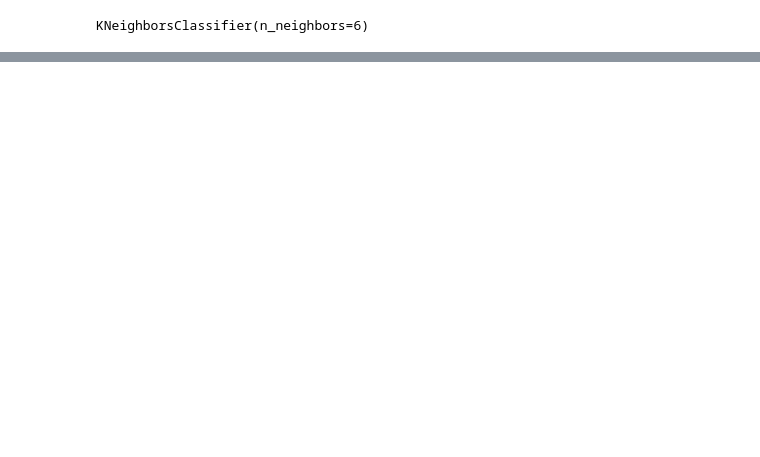
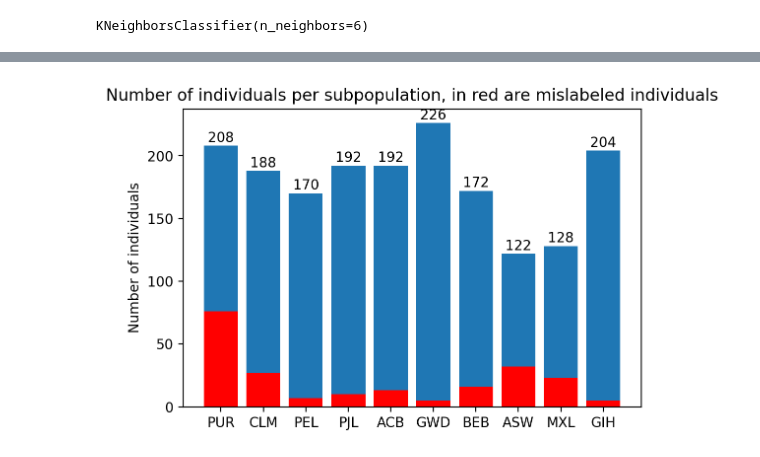
Before and after one commit to TitouanCh/ter-bioinfo, a Jupyter notebook: knn/confusion.ipynb, the cells around one changed output, grey strips where cells are left out. Cells and saved outputs as stored; diff of their text form; code cells hidden in the pictures; blank space fills up the shorter version.

```diff
--- a/knn/confusion.ipynb
+++ b/knn/confusion.ipynb
@@ -77,3 +81,47 @@ print(knn_model.score(X, y))
+# %%
+sub_population_dict = {}
+for i in range(len(predictions)):
+    if i < 1220 or i > 1221:
+        if not sample['Population code'][i] in sub_population_dict: sub_population_dict[sample['Population code'][i]] = {'total': 0, 'errors': 0}
+        sub_population_dict[sample['Population code'][i]]['total'] += 1
+        if predictions[i] != y[i]: sub_population_dict[sample['Population code'][i]]['errors'] += 1
+
+#print(sub_population_dict)
+sub_population_dict.pop('GBR')
+sub_population_dict.pop('FIN')
+sub_population_dict.pop('CHS')
+sub_population_dict.pop('CDX')
+sub_population_dict.pop('IBS')
+sub_population_dict.pop('KHV')
+sub_population_dict.pop('ESN')
+sub_population_dict.pop('STU')
+sub_population_dict.pop('CEU')
+sub_population_dict.pop('YRI')
+sub_population_dict.pop('CHB')
+sub_population_dict.pop('JPT')
+sub_population_dict.pop('TSI')
+sub_population_dict.pop('MSL')
+sub_population_dict.pop('ITU')
+sub_population_dict.pop('LWK')
+
+fig, ax = plt.subplots()
+fig.set_dpi(200)
+
+heights_total = []
+errors_total = []
+for key in sub_population_dict.keys():
+    heights_total.append(sub_population_dict[key]['total'])
+    errors_total.append(sub_population_dict[key]['errors'])
+bars = ax.bar(sub_population_dict.keys(), height=heights_total)
+ax.bar(sub_population_dict.keys(), height=errors_total, color='r')
+for bar in bars:
+    yval = bar.get_height()
+    ax.text(bar.get_x() + bar.get_width()/2, yval + 3, yval, horizontalalignment='center')
+ax.set_ylabel('Number of individuals')
+ax.set_title('Number of individuals per subpopulation, in red are mislabeled individuals')
+plt.show()
+# %% [output]
+[figure, added]
 # %%
 test_sample = import_genome_data_as_df().sample(SAMPLE_SIZE).reset_index(drop=True)
 test_sample_input = test_sample.iloc[:, 3:10002]
```
Also changed, not shown: parts of 12 cells of this notebook, 12 other files.
